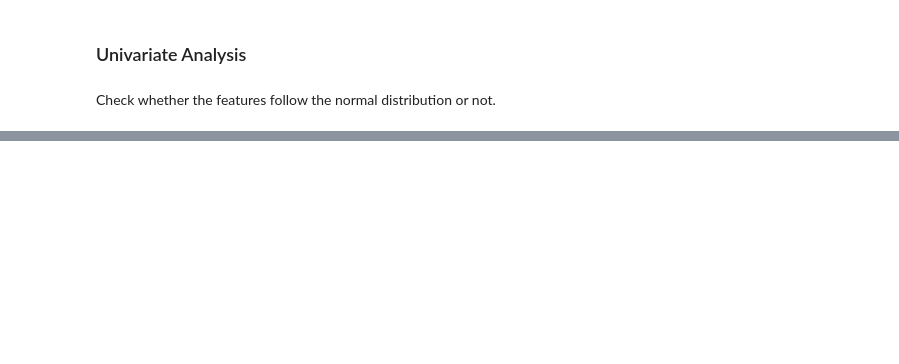
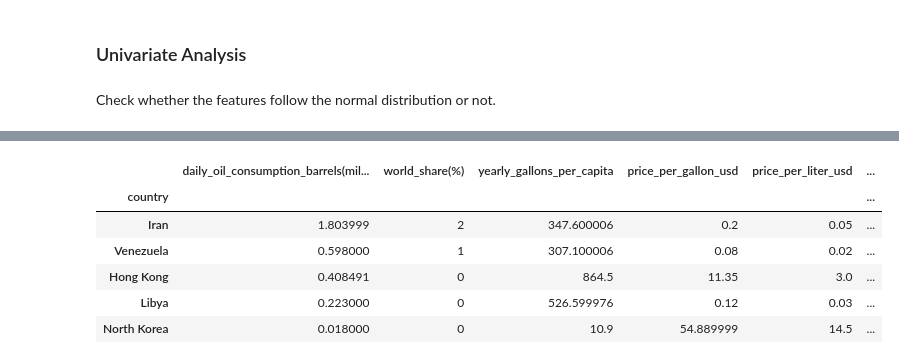
Before and after one commit to RaofaizanAPSACS/PetrolGasPricesWorldWide_EDA, a Jupyter notebook: source.ipynb, the cells around one changed output, grey strips where cells are left out. Cells and saved outputs as stored; diff of their text form; code cells hidden in the pictures; blank space fills up the shorter version.

```diff
--- a/source.ipynb
+++ b/source.ipynb
@@ -210,0 +221,12 @@ for i, col in enumerate(df_cleaned.columns):
+# %%
+# function to calculate the outliers of the given np.array
+def findOutliers(arr):
+    # calculating the quantiles
+    q1 = np.quantile(arr,0.25)
+    q3 = np.quantile(arr,0.75)
+    q2 = np.median(arr)
+    iqr = q3-q1
+    upper_bound = q3+(1.5*iqr)
+    lower_bound = q1-(1.5*iqr)
+    outlier = arr[(arr <= lower_bound) | (arr >= upper_bound)]
+    return outlier
@@ -210,0 +240,11 @@ for i, col in enumerate(df_cleaned.columns):
+# %%
+# records of the countries, which contain outlier "price per liter pkr"
+df_cleaned[df_cleaned["price_per_liter_pkr"].isin(findOutliers(df_cleaned["price_per_liter_pkr"].values))].head()
+# %% [output]
+|  | daily_oil_consumption_barrels(mil... | world_share(%) | yearly_gallons_per_capita | price_per_gallon_usd | price_per_liter_usd | ... |
+| country |  |  |  |  |  | ... |
+| Iran | 1.803999 | 2 | 347.600006 | 0.2 | 0.05 | ... |
+| Venezuela | 0.598000 | 1 | 307.100006 | 0.08 | 0.02 | ... |
+| Hong Kong | 0.408491 | 0 | 864.5 | 11.35 | 3.0 | ... |
+| Libya | 0.223000 | 0 | 526.599976 | 0.12 | 0.03 | ... |
+| North Korea | 0.018000 | 0 | 10.9 | 54.889999 | 14.5 | ... |
```
Also changed, not shown: parts of 5 cells of this notebook.
